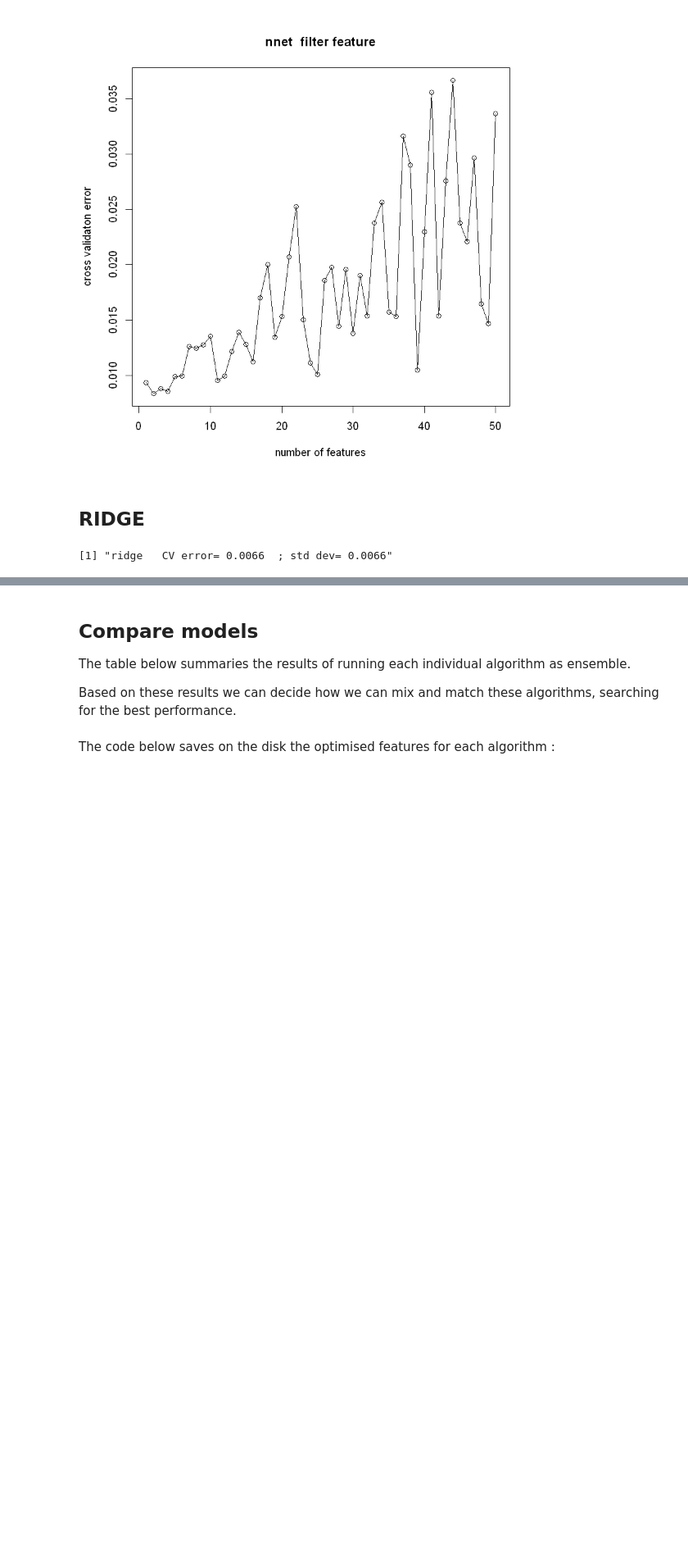
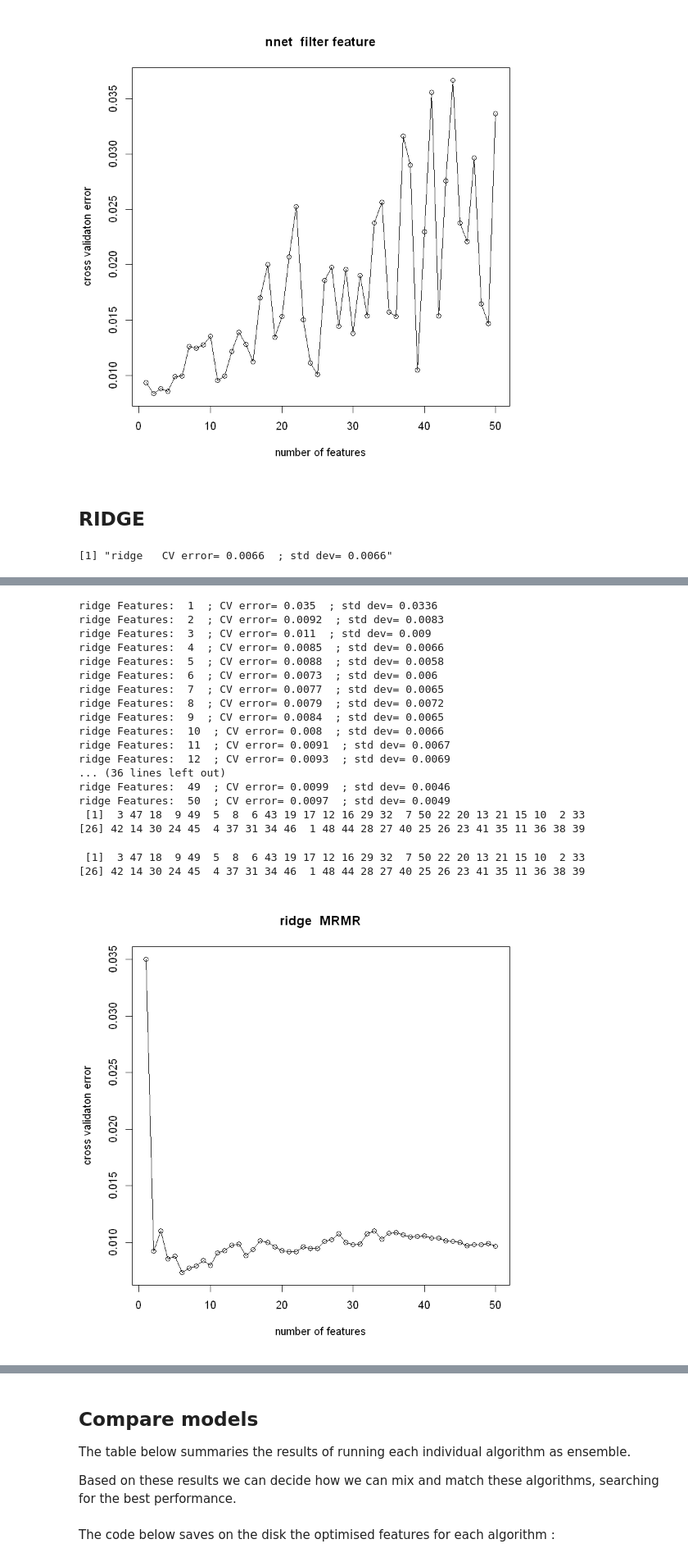
Before and after one commit to ciortanmadalina/BioinfoSem2, a Jupyter notebook: ml/homework.ipynb, the cells around one changed output, grey strips where cells are left out. Shown at 82% size. Cells and saved outputs as stored; diff of their text form; code cells hidden in the pictures; blank space fills up the shorter version.

```diff
--- a/ml/homework.ipynb
+++ b/ml/homework.ipynb
@@ -1784,2 +1834,25 @@ We will select features based on the relevance on the model summary:
+# %%
+mrmr('ridge', X, Y)
+# %% [output]
+ridge Features:  1  ; CV error= 0.035  ; std dev= 0.0336
+ridge Features:  2  ; CV error= 0.0092  ; std dev= 0.0083
+ridge Features:  3  ; CV error= 0.011  ; std dev= 0.009
+ridge Features:  4  ; CV error= 0.0085  ; std dev= 0.0066
+ridge Features:  5  ; CV error= 0.0088  ; std dev= 0.0058
+ridge Features:  6  ; CV error= 0.0073  ; std dev= 0.006
+ridge Features:  7  ; CV error= 0.0077  ; std dev= 0.0065
+ridge Features:  8  ; CV error= 0.0079  ; std dev= 0.0072
+ridge Features:  9  ; CV error= 0.0084  ; std dev= 0.0065
+ridge Features:  10  ; CV error= 0.008  ; std dev= 0.0066
+ridge Features:  11  ; CV error= 0.0091  ; std dev= 0.0067
+ridge Features:  12  ; CV error= 0.0093  ; std dev= 0.0069
+... (36 lines left out)
+ridge Features:  49  ; CV error= 0.0099  ; std dev= 0.0046
+ridge Features:  50  ; CV error= 0.0097  ; std dev= 0.0049
+ [1]  3 47 18  9 49  5  8  6 43 19 17 12 16 29 32  7 50 22 20 13 21 15 10  2 33
+[26] 42 14 30 24 45  4 37 31 34 46  1 48 44 28 27 40 25 26 23 41 35 11 36 38 39
+ [1]  3 47 18  9 49  5  8  6 43 19 17 12 16 29 32  7 50 22 20 13 21 15 10  2 33
+[26] 42 14 30 24 45  4 37 31 34 46  1 48 44 28 27 40 25 26 23 41 35 11 36 38 39
+[figure, added]
 # %%
 X<- data[1:nrow(input),]
```
Also changed, not shown: parts of 26 cells of this notebook.
